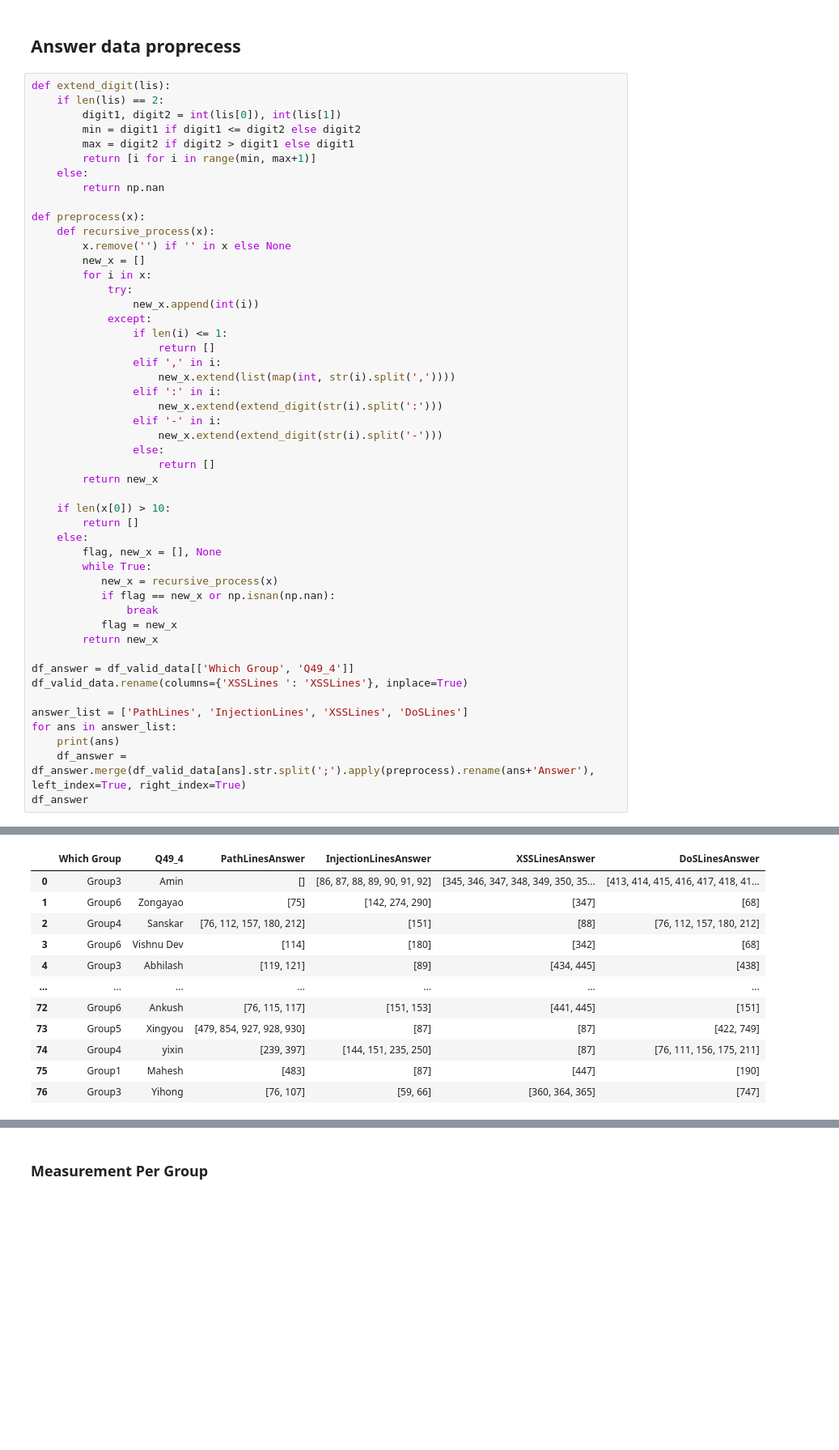
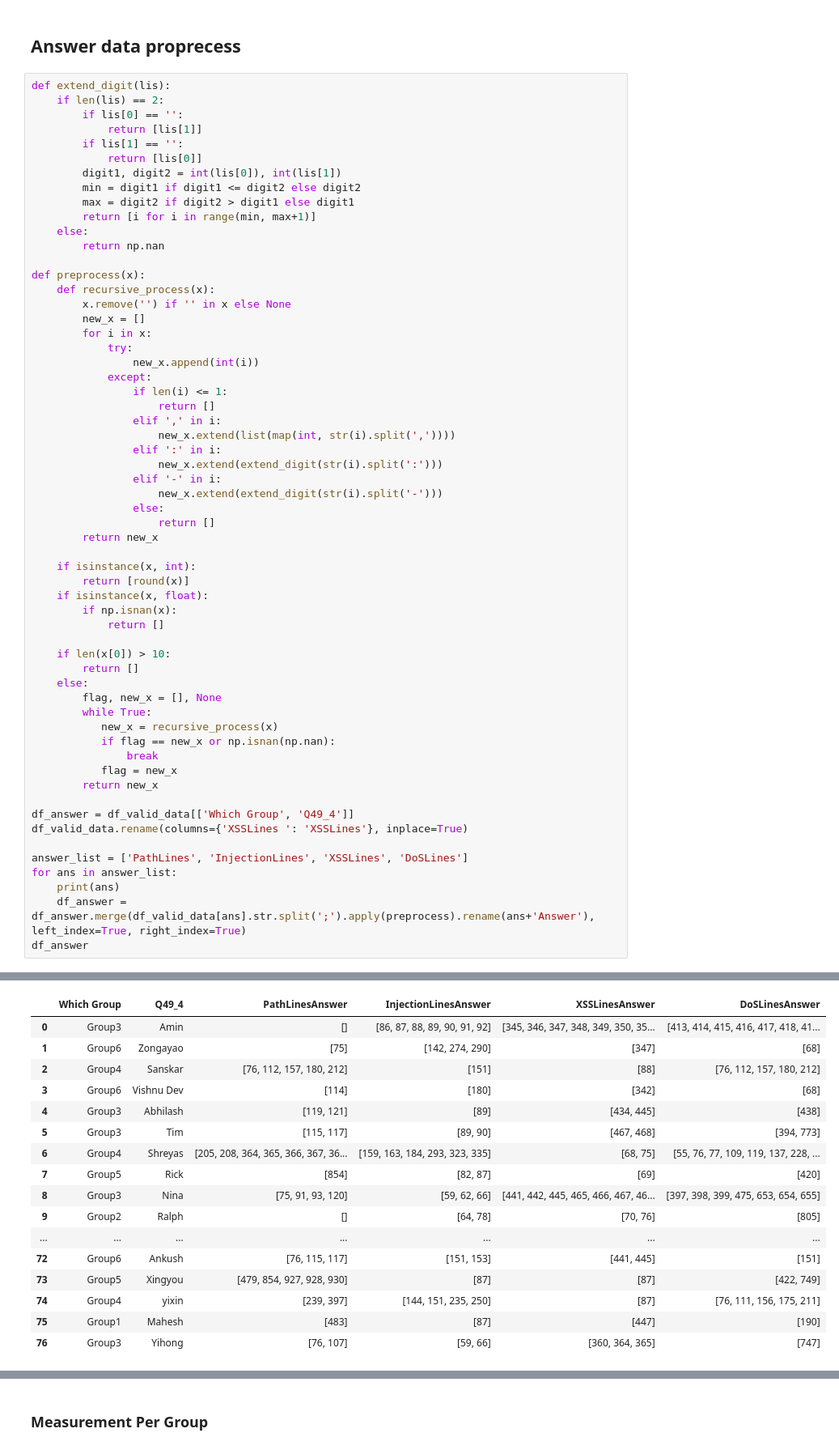
Before and after one commit to HarryZhangHH/SecurityMeasurementExperiment, a Jupyter notebook: assignment2/experiment.ipynb, the cells around one changed output, grey strips where cells are left out. Shown at 81% size. Saved outputs shown, nothing was run; the diff lists cells and outputs as text; blank space fills up the shorter version.

```diff
--- a/assignment2/experiment.ipynb
+++ b/assignment2/experiment.ipynb
@@ -155,6 +155,10 @@ plt.vlines(4.5, 0, 10, 'r', '--', label='example')
 # %%
 def extend_digit(lis):
     if len(lis) == 2:
+        if lis[0] == '':
+            return [lis[1]]
+        if lis[1] == '':
+            return [lis[0]]
         digit1, digit2 = int(lis[0]), int(lis[1])
         min = digit1 if digit1 <= digit2 else digit2
         max = digit2 if digit2 > digit1 else digit1
@@ -182,36 +186,47 @@ def preprocess(x):
                     return []
         return new_x
 
+    if isinstance(x, int):
+        return [round(x)]
+    if isinstance(x, float):
+        if np.isnan(x):
+            return []
+
     if len(x[0]) > 10:
         return []
     else:
         flag, new_x = [], None
         while True:
            new_x = recursive_process(x)
            if flag == new_x or np.isnan(np.nan):
                break
            flag = new_x
         return new_x
 
 df_answer = df_valid_data[['Which Group', 'Q49_4']]
 df_valid_data.rename(columns={'XSSLines ': 'XSSLines'}, inplace=True)
 
 answer_list = ['PathLines', 'InjectionLines', 'XSSLines', 'DoSLines']
 for ans in answer_list:
     print(ans)
     df_answer = df_answer.merge(df_valid_data[ans].str.split(';').apply(preprocess).rename(ans+'Answer'), left_index=True, right_index=True)
 df_answer
 # %% [output]
 PathLines
 InjectionLines
 XSSLines
 DoSLines
 |  | Which Group | Q49_4 | PathLinesAnswer | InjectionLinesAnswer | XSSLinesAnswer | DoSLinesAnswer |
 | 0 | Group3 | Amin | [] | [86, 87, 88, 89, 90, 91, 92] | [345, 346, 347, 348, 349, 350, 35... | [413, 414, 415, 416, 417, 418, 41... |
 | 1 | Group6 | Zongayao | [75] | [142, 274, 290] | [347] | [68] |
 | 2 | Group4 | Sanskar | [76, 112, 157, 180, 212] | [151] | [88] | [76, 112, 157, 180, 212] |
 | 3 | Group6 | Vishnu Dev | [114] | [180] | [342] | [68] |
 | 4 | Group3 | Abhilash | [119, 121] | [89] | [434, 445] | [438] |
+| 5 | Group3 | Tim | [115, 117] | [89, 90] | [467, 468] | [394, 773] |
+| 6 | Group4 | Shreyas | [205, 208, 364, 365, 366, 367, 36... | [159, 163, 184, 293, 323, 335] | [68, 75] | [55, 76, 77, 109, 119, 137, 228, ... |
+| 7 | Group5 | Rick | [854] | [82, 87] | [69] | [420] |
+| 8 | Group3 | Nina | [75, 91, 93, 120] | [59, 62, 66] | [441, 442, 445, 465, 466, 467, 46... | [397, 398, 399, 475, 653, 654, 655] |
+| 9 | Group2 | Ralph | [] | [64, 78] | [70, 76] | [805] |
 | ... | ... | ... | ... | ... | ... | ... |
 | 72 | Group6 | Ankush | [76, 115, 117] | [151, 153] | [441, 445] | [151] |
 | 73 | Group5 | Xingyou | [479, 854, 927, 928, 930] | [87] | [87] | [422, 749] |
```
Also changed, not shown: parts of 19 cells of this notebook, 6 other files.
